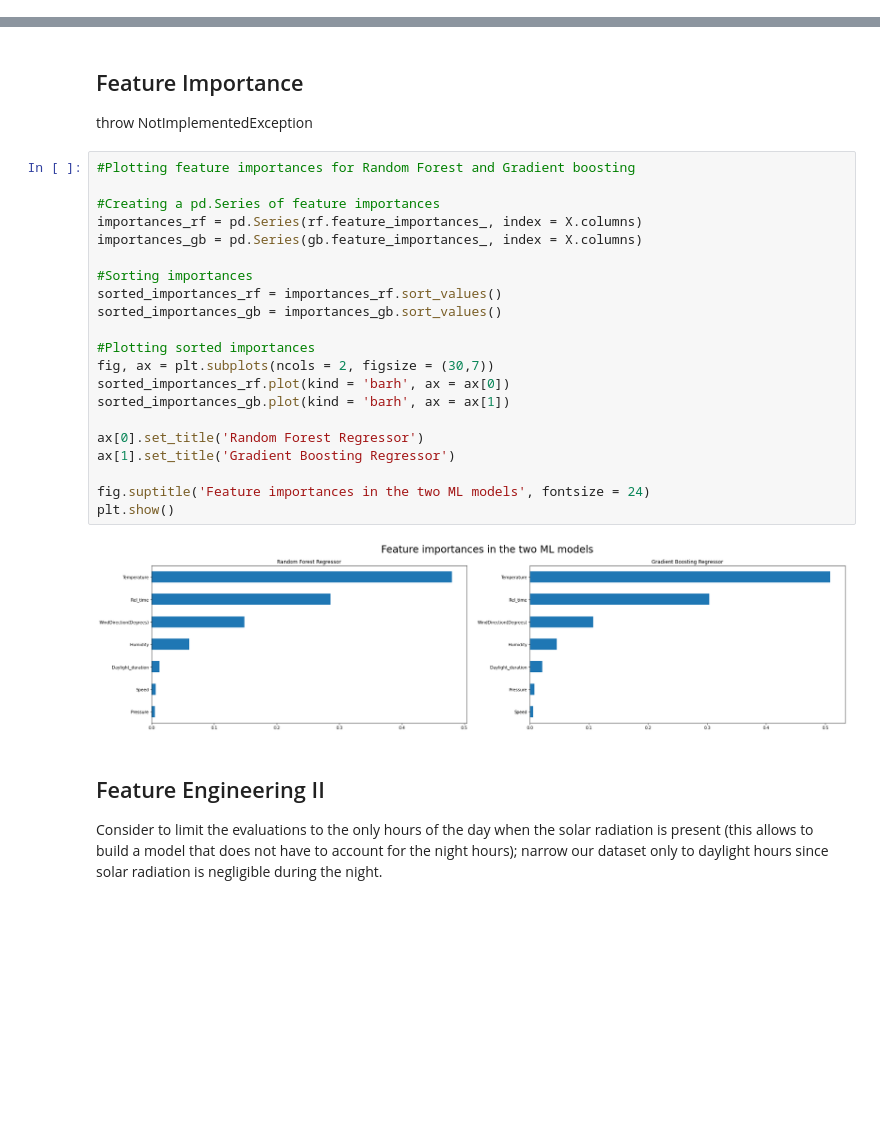
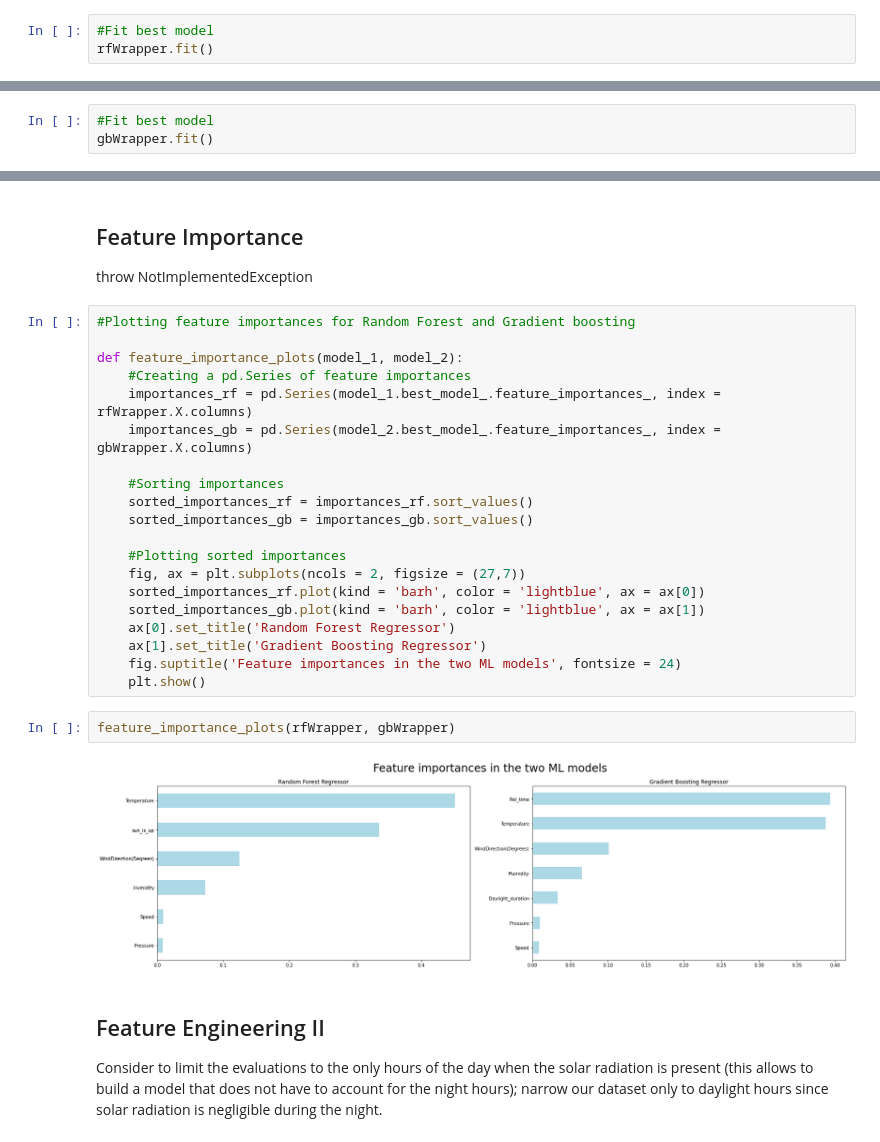
Before and after one commit to vassilispapadop/ml-solar-radiation-prediction, a Jupyter notebook: relative_time_approach.ipynb, the cells around one changed output, grey strips where cells are left out. Drawn from its saved outputs; the diff is of its cells as text; blank space fills up the shorter version.

Commit message:
TreeBasedWrapper class

```diff
--- a/relative_time_approach.ipynb
+++ b/relative_time_approach.ipynb
@@ -545,0 +566,3 @@ Best hyperparameters for RF:
+# %%
+#Fit best model
+rfWrapper.fit()
@@ -613,0 +613,3 @@ gb = grid_gb.best_estimator_
+# %%
+#Fit best model
+gbWrapper.fit()
@@ -638,26 +648,27 @@ throw NotImplementedException
 # %%
 #Plotting feature importances for Random Forest and Gradient boosting
 
-#Creating a pd.Series of feature importances
-importances_rf = pd.Series(rf.feature_importances_, index = X.columns)
-importances_gb = pd.Series(gb.feature_importances_, index = X.columns)
+def feature_importance_plots(model_1, model_2):
+    #Creating a pd.Series of feature importances
+    importances_rf = pd.Series(model_1.best_model_.feature_importances_, index = rfWrapper.X.columns)
+    importances_gb = pd.Series(model_2.best_model_.feature_importances_, index = gbWrapper.X.columns)
 
-#Sorting importances
-sorted_importances_rf = importances_rf.sort_values()
-sorted_importances_gb = importances_gb.sort_values()
+    #Sorting importances
+    sorted_importances_rf = importances_rf.sort_values()
+    sorted_importances_gb = importances_gb.sort_values()
 
-#Plotting sorted importances
-fig, ax = plt.subplots(ncols = 2, figsize = (30,7))
-sorted_importances_rf.plot(kind = 'barh', ax = ax[0])
-sorted_importances_gb.plot(kind = 'barh', ax = ax[1])
-
-ax[0].set_title('Random Forest Regressor')
-ax[1].set_title('Gradient Boosting Regressor')
-
-fig.suptitle('Feature importances in the two ML models', fontsize = 24)
-plt.show()
+    #Plotting sorted importances
+    fig, ax = plt.subplots(ncols = 2, figsize = (27,7))
+    sorted_importances_rf.plot(kind = 'barh', color = 'lightblue', ax = ax[0])
+    sorted_importances_gb.plot(kind = 'barh', color = 'lightblue', ax = ax[1])
+    ax[0].set_title('Random Forest Regressor')
+    ax[1].set_title('Gradient Boosting Regressor')
+    fig.suptitle('Feature importances in the two ML models', fontsize = 24)
+    plt.show()
-# %% [output]
-[figure, removed]
+# %%
+feature_importance_plots(rfWrapper, gbWrapper)
+# %% [output]
+[figure, added]
 # %% [markdown]
 ## Feature Engineering II
 
```
Also changed, not shown: parts of 31 cells of this notebook.
